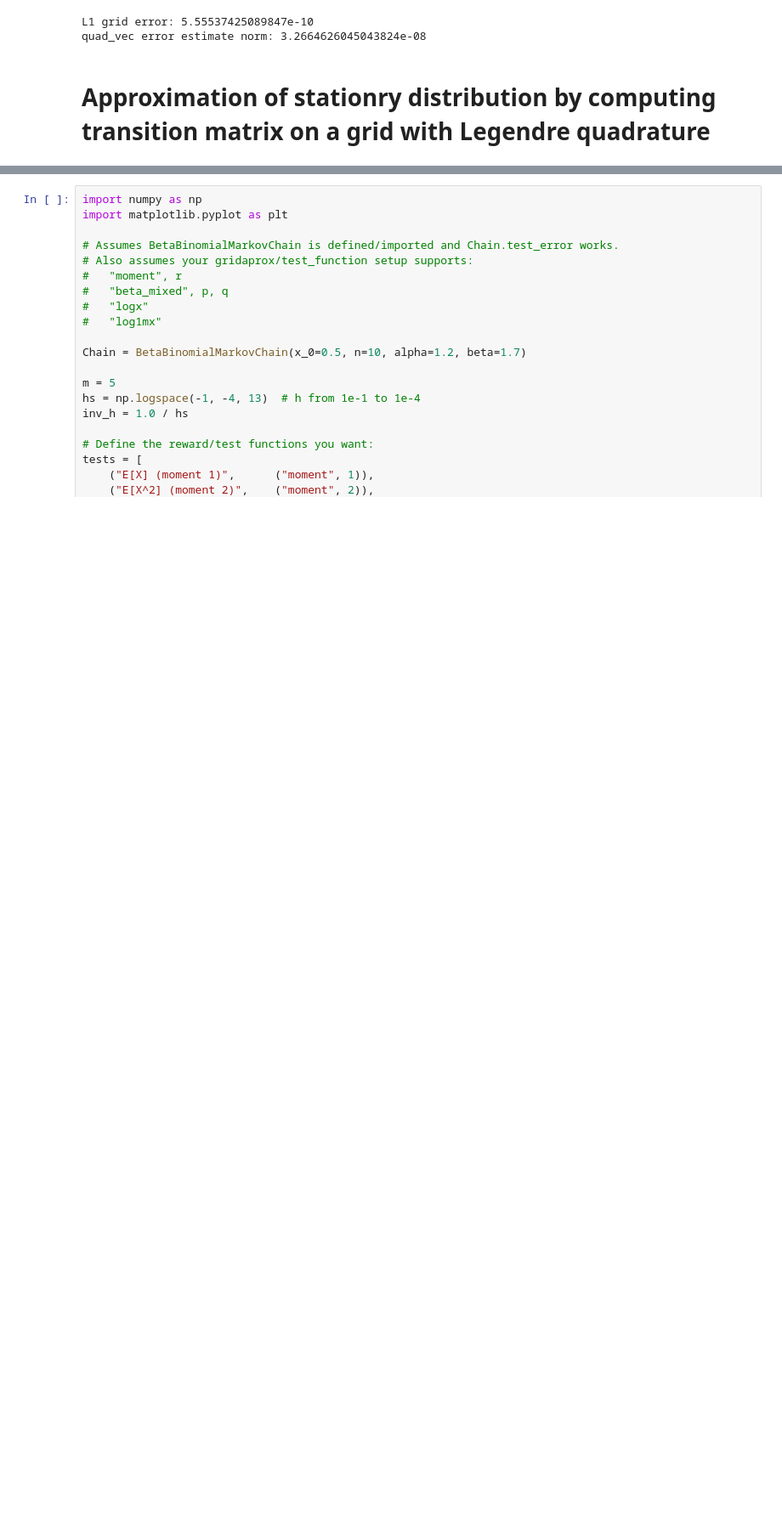
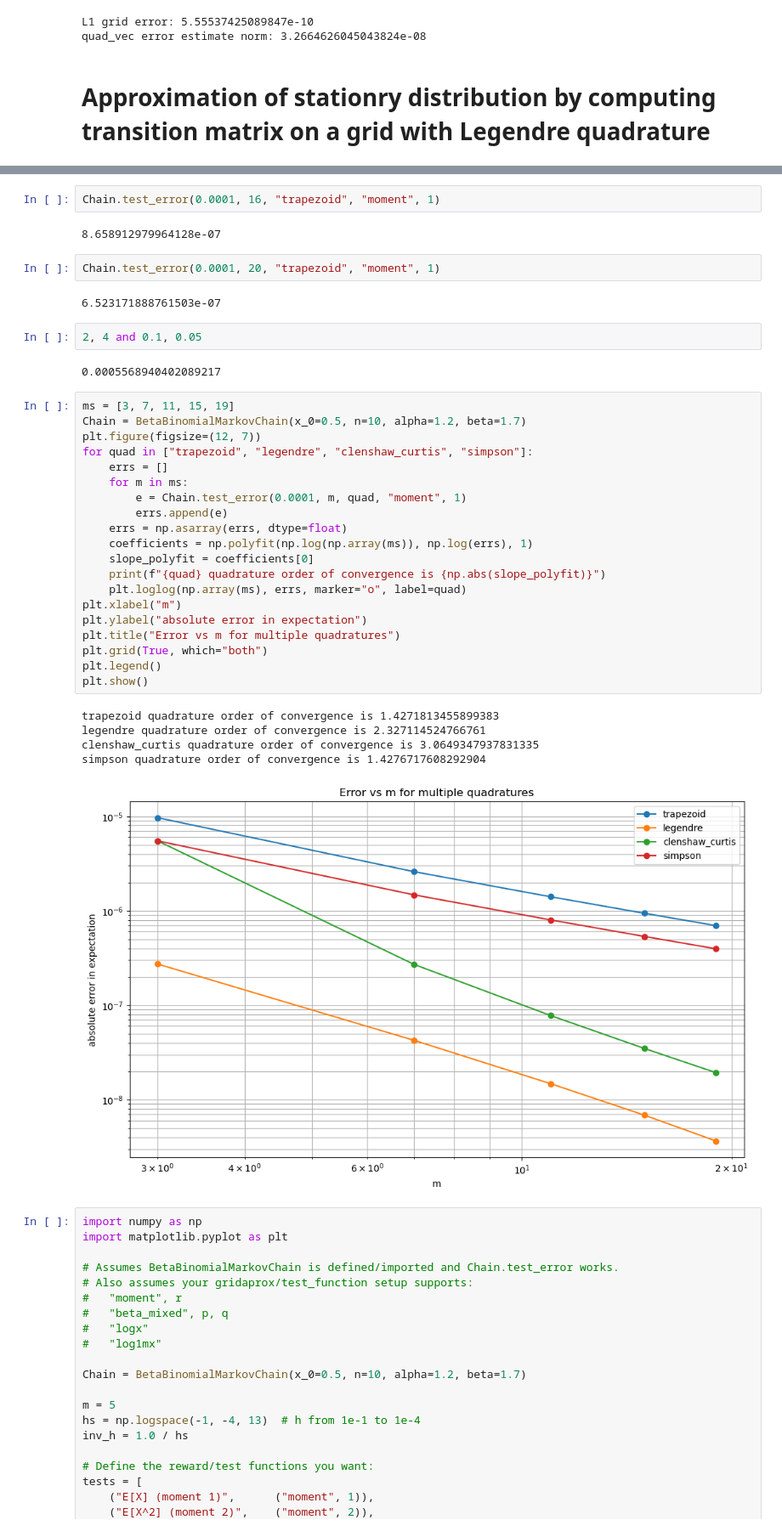
Before and after one commit to skvod03/FiniteMC, a Jupyter notebook: approximations.ipynb, the cells around one changed output, grey strips where cells are left out. Shown at 85% size. Saved outputs shown, nothing was run; the diff lists cells and outputs as text; blank space fills up the shorter version.

```diff
--- a/approximations.ipynb
+++ b/approximations.ipynb
@@ -125,3 +135,41 @@ Chain.test_error(0.0001, 5, "moment", 1)
+# %%
+Chain.test_error(0.0001, 16, "trapezoid", "moment", 1)
+# %% [output]
+8.658912979964128e-07
+# %%
+Chain.test_error(0.0001, 20, "trapezoid", "moment", 1)
+# %% [output]
+6.523171888761503e-07
+# %%
+2, 4 and 0.1, 0.05
+# %% [output]
+0.0005568940402089217
+# %%
+ms = [3, 7, 11, 15, 19]
+Chain = BetaBinomialMarkovChain(x_0=0.5, n=10, alpha=1.2, beta=1.7)
+plt.figure(figsize=(12, 7))
+for quad in ["trapezoid", "legendre", "clenshaw_curtis", "simpson"]:
+    errs = []
+    for m in ms:
+        e = Chain.test_error(0.0001, m, quad, "moment", 1)
+        errs.append(e)
+    errs = np.asarray(errs, dtype=float)
+    coefficients = np.polyfit(np.log(np.array(ms)), np.log(errs), 1)
+    slope_polyfit = coefficients[0]
+    print(f"{quad} quadrature order of convergence is {np.abs(slope_polyfit)}")
+    plt.loglog(np.array(ms), errs, marker="o", label=quad)
+plt.xlabel("m")
+plt.ylabel("absolute error in expectation")
+plt.title("Error vs m for multiple quadratures")
+plt.grid(True, which="both")
+plt.legend()
+plt.show()
+# %% [output]
+trapezoid quadrature order of convergence is 1.4271813455899383
+legendre quadrature order of convergence is 2.327114524766761
+clenshaw_curtis quadrature order of convergence is 3.0649347937831335
+simpson quadrature order of convergence is 1.4276717608292904
+[figure, added]
 # %%
 import numpy as np
 import matplotlib.pyplot as plt
```
Also changed, not shown: parts of 8 cells of this notebook.
